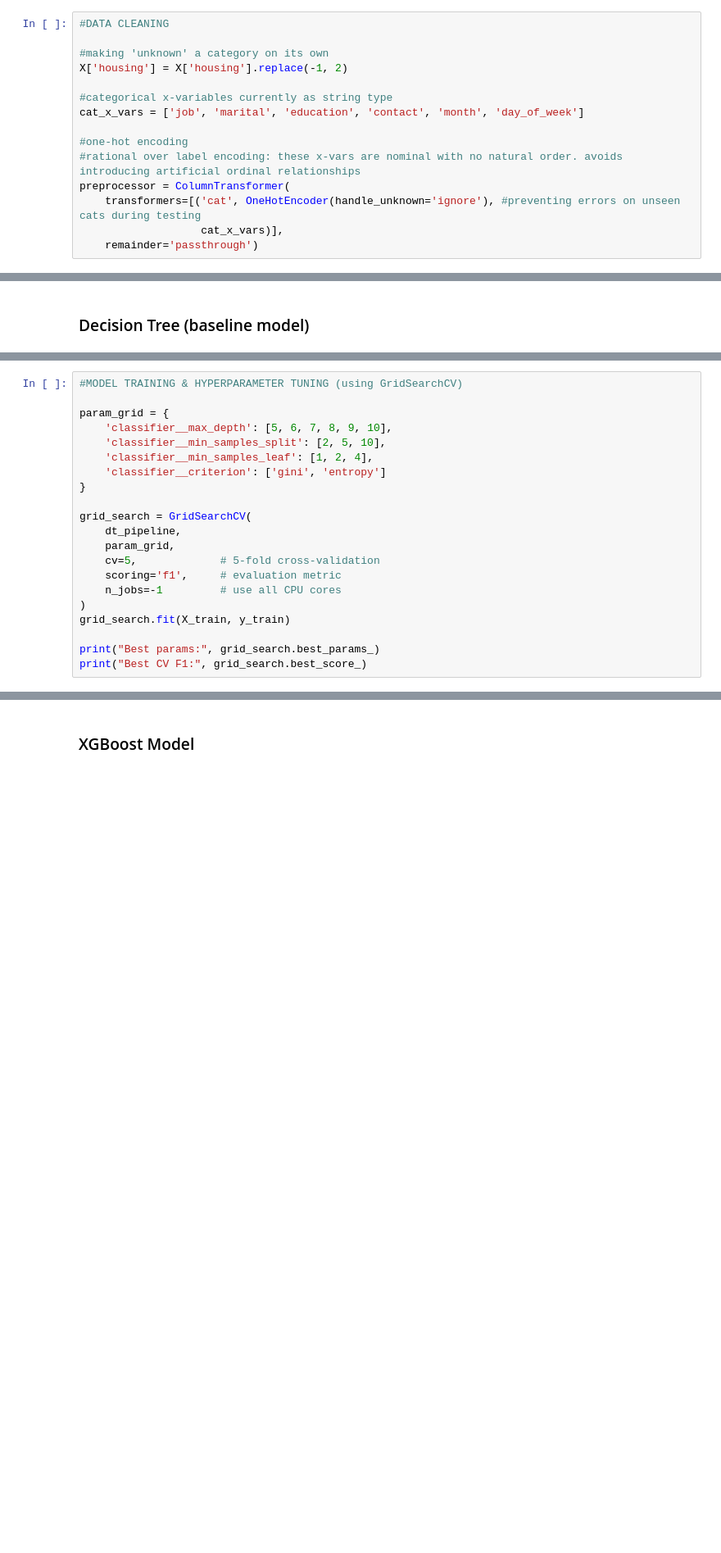
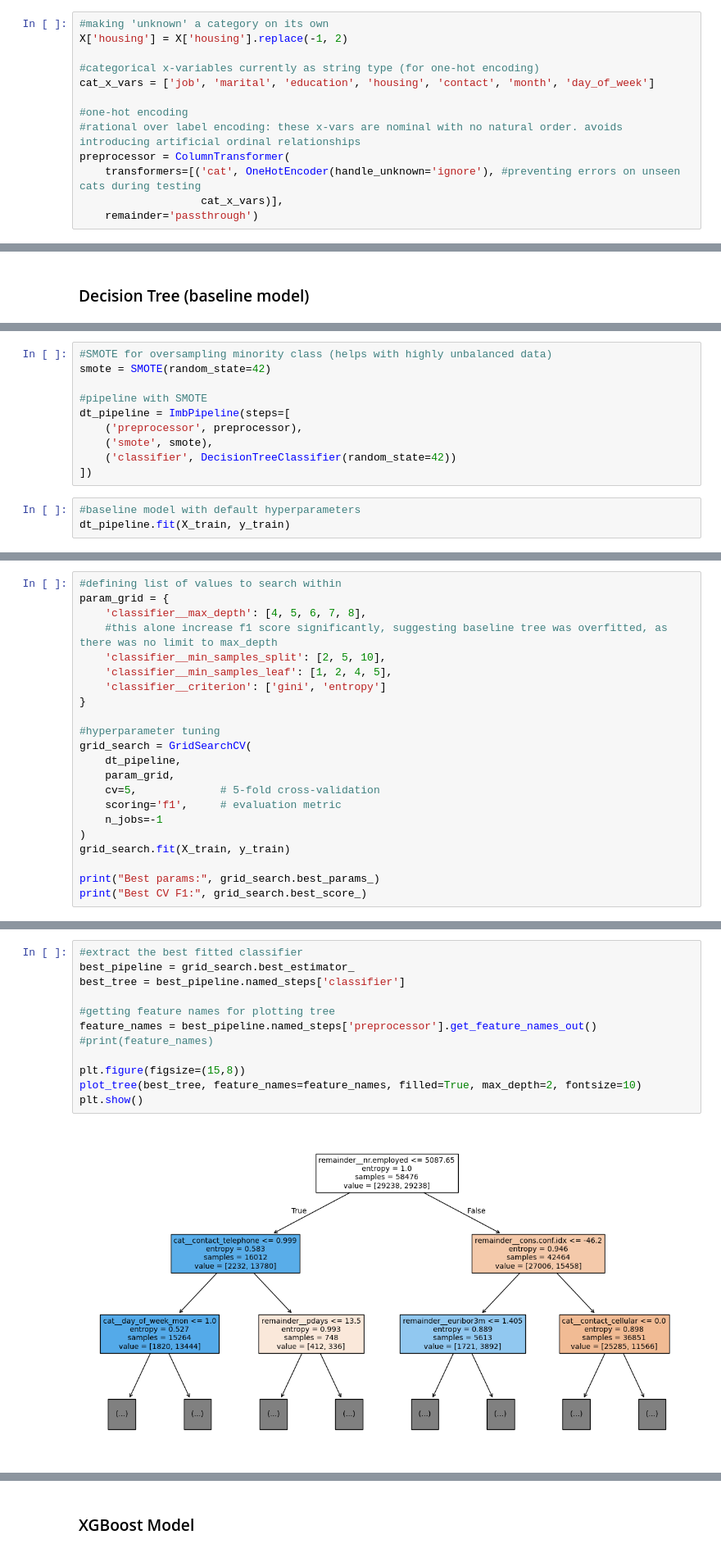
Before and after one commit to gohmarcel/IT1244, a Jupyter notebook: model.ipynb, the cells around one changed output, grey strips where cells are left out. Shown at 82% size. Cells and saved outputs as stored; diff of their text form; blank space fills up the shorter version.

```diff
--- a/model.ipynb
+++ b/model.ipynb
@@ -30,11 +75,9 @@ X.dtypes
 # %%
-#DATA CLEANING
-
 #making 'unknown' a category on its own
 X['housing'] = X['housing'].replace(-1, 2)
 
-#categorical x-variables currently as string type
-cat_x_vars = ['job', 'marital', 'education', 'contact', 'month', 'day_of_week']
+#categorical x-variables currently as string type (for one-hot encoding)
+cat_x_vars = ['job', 'marital', 'education', 'housing', 'contact', 'month', 'day_of_week']
 
 #one-hot encoding
 #rational over label encoding: these x-vars are nominal with no natural order. avoids introducing artificial ordinal relationships
@@ -59,0 +98,13 @@ X_train, X_test, y_train, y_test = train_test_split(
+# %%
+#SMOTE for oversampling minority class (helps with highly unbalanced data)
+smote = SMOTE(random_state=42)
+
+#pipeline with SMOTE
+dt_pipeline = ImbPipeline(steps=[
+    ('preprocessor', preprocessor),
+    ('smote', smote),
+    ('classifier', DecisionTreeClassifier(random_state=42))
+])
+# %%
+#baseline model with default hyperparameters
+dt_pipeline.fit(X_train, y_train)
@@ -60,19 +154,20 @@ X_train, X_test, y_train, y_test = train_test_split(
 # %%
-#MODEL TRAINING & HYPERPARAMETER TUNING (using GridSearchCV)
-
+#defining list of values to search within
 param_grid = {
-    'classifier__max_depth': [5, 6, 7, 8, 9, 10],
+    'classifier__max_depth': [4, 5, 6, 7, 8],
+    #this alone increase f1 score significantly, suggesting baseline tree was overfitted, as there was no limit to max_depth
     'classifier__min_samples_split': [2, 5, 10],
-    'classifier__min_samples_leaf': [1, 2, 4],
+    'classifier__min_samples_leaf': [1, 2, 4, 5],
     'classifier__criterion': ['gini', 'entropy']
 }
 
+#hyperparameter tuning
 grid_search = GridSearchCV(
     dt_pipeline,
     param_grid,
     cv=5,             # 5-fold cross-validation
     scoring='f1',     # evaluation metric
-    n_jobs=-1         # use all CPU cores
+    n_jobs=-1
 )
 grid_search.fit(X_train, y_train)
 
@@ -83,0 +181,14 @@ y_pred = grid_search.predict(X_test)
+# %%
+#extract the best fitted classifier
+best_pipeline = grid_search.best_estimator_
+best_tree = best_pipeline.named_steps['classifier']
+
+#getting feature names for plotting tree
+feature_names = best_pipeline.named_steps['preprocessor'].get_feature_names_out()
+#print(feature_names)
+
+plt.figure(figsize=(15,8))
+plot_tree(best_tree, feature_names=feature_names, filled=True, max_depth=2, fontsize=10)
+plt.show()
+# %% [output]
+[figure, added]
```
Also changed, not shown: parts of 38 cells of this notebook, 1 other file.
